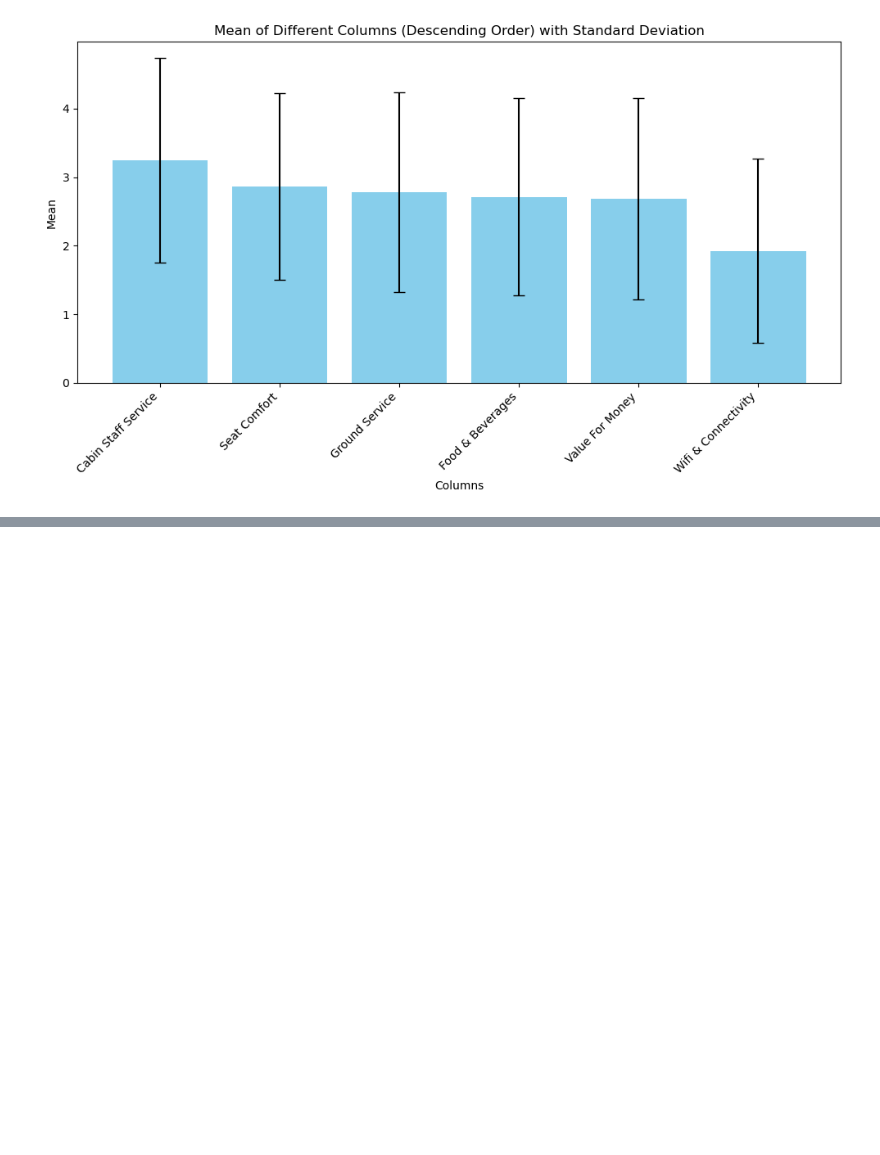
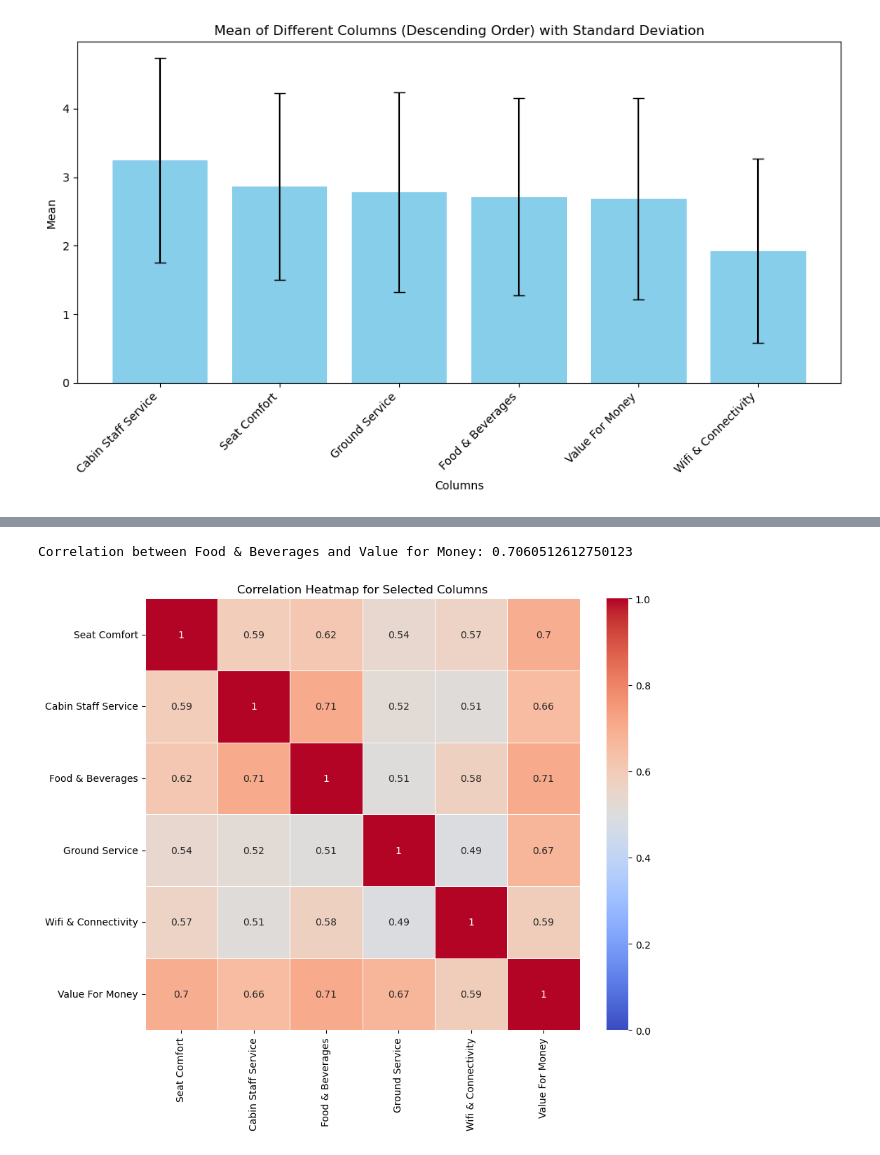
Before and after one commit to MarkPhamm/British-Airway, a Jupyter notebook: Statistical Analysis.ipynb, the cells around one changed output, grey strips where cells are left out. Saved outputs shown, nothing was run; the diff lists cells and outputs as text; code cells hidden in the pictures; blank space fills up the shorter version.

```diff
--- a/Statistical Analysis.ipynb
+++ b/Statistical Analysis.ipynb
@@ -209,0 +181,24 @@ plt.show()
+# %%
+# Check correlation between 'Food & Beverages' and 'Value For Money'
+correlation = df['Food & Beverages'].corr(df['Value For Money'])
+
+print("Correlation between Food & Beverages and Value for Money:", correlation)
+# %% [output]
+Correlation between Food & Beverages and Value for Money: 0.7060512612750123
+# %%
+# Define columns of interest
+columns = ['Seat Comfort', 'Cabin Staff Service', 'Food & Beverages', 'Ground Service', 'Wifi & Connectivity', 'Value For Money']
+
+# Select only the columns of interest
+df_selected = df[columns]
+
+# Calculate the correlation matrix
+corr_matrix = df_selected.corr()
+
+# Create a heatmap with color scale from 0 to 1
+plt.figure(figsize=(10, 8))
+sns.heatmap(corr_matrix, annot=True, cmap='coolwarm', linewidths=0.5, vmin=0, vmax=1)
+plt.title('Correlation Heatmap for Selected Columns')
+plt.show()
+# %% [output]
+[figure, added]
```
Also changed, not shown: parts of 4 cells of this notebook.
